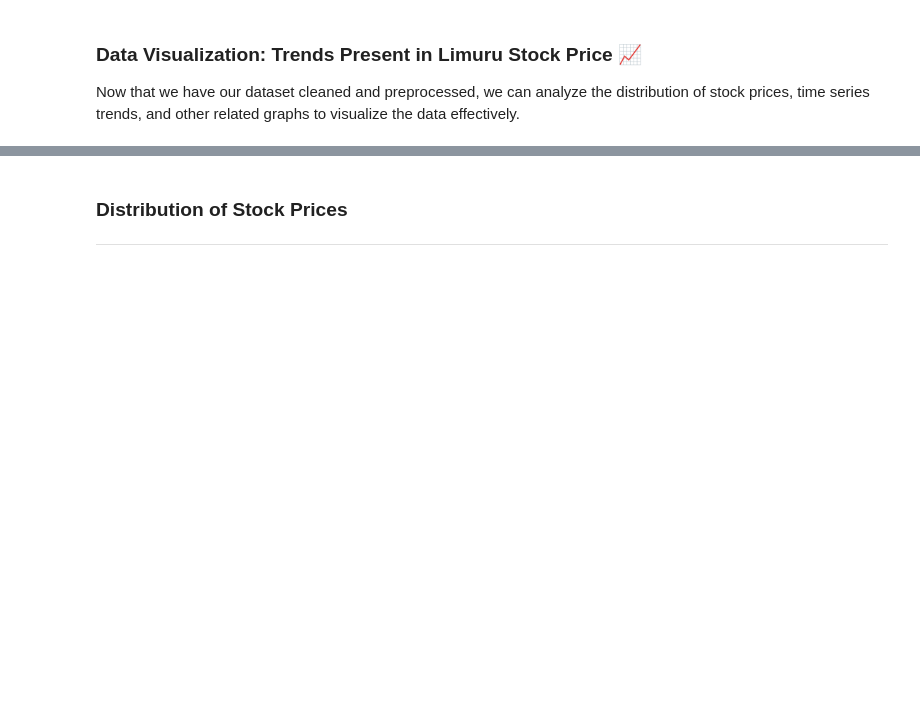
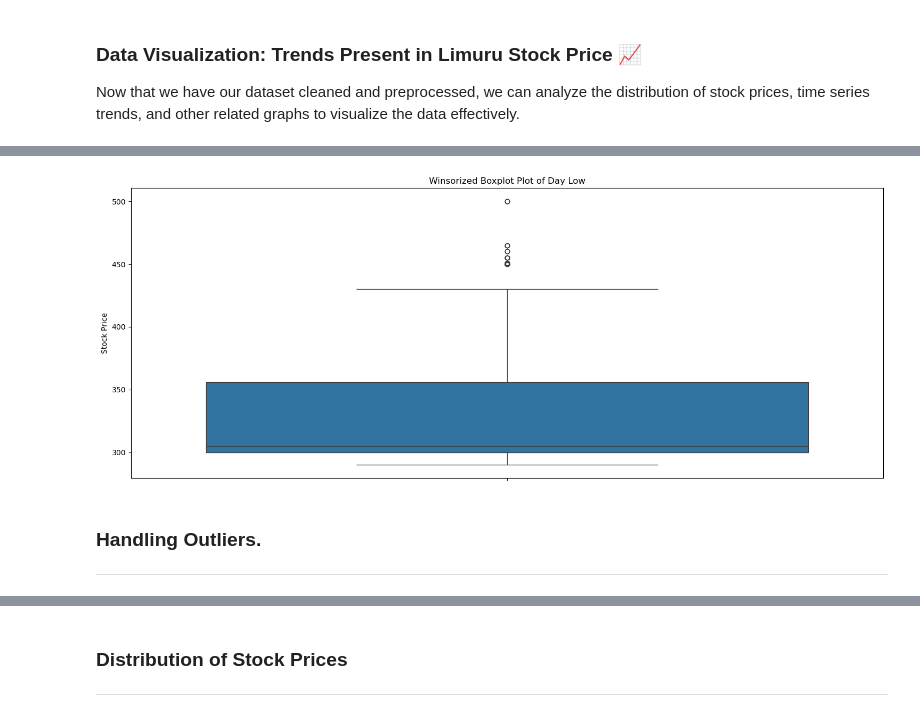
Before and after one commit to cmm25/MachineLearning, a Jupyter notebook: Knowledge_based_systems/Regression/regression.ipynb, the cells around one changed output, grey strips where cells are left out. Cells and saved outputs as stored; diff of their text form; code cells hidden in the pictures; blank space fills up the shorter version.

```diff
--- a/Knowledge_based_systems/Regression/regression.ipynb
+++ b/Knowledge_based_systems/Regression/regression.ipynb
@@ -188,0 +373,12 @@ import seaborn as sns
+# %%
+plt.figure(figsize=fig_size)
+sns.boxplot(y=limuru_data['Day Low'])
+plt.title('Winsorized Boxplot Plot of Day Low')
+plt.ylabel('Stock Price')
+plt.tight_layout()
+plt.show()
+# %% [output]
+[figure, added]
+# %% [markdown]
+### Handling Outliers.
+---
```
Also changed, not shown: parts of 35 cells of this notebook, 2 other files.
